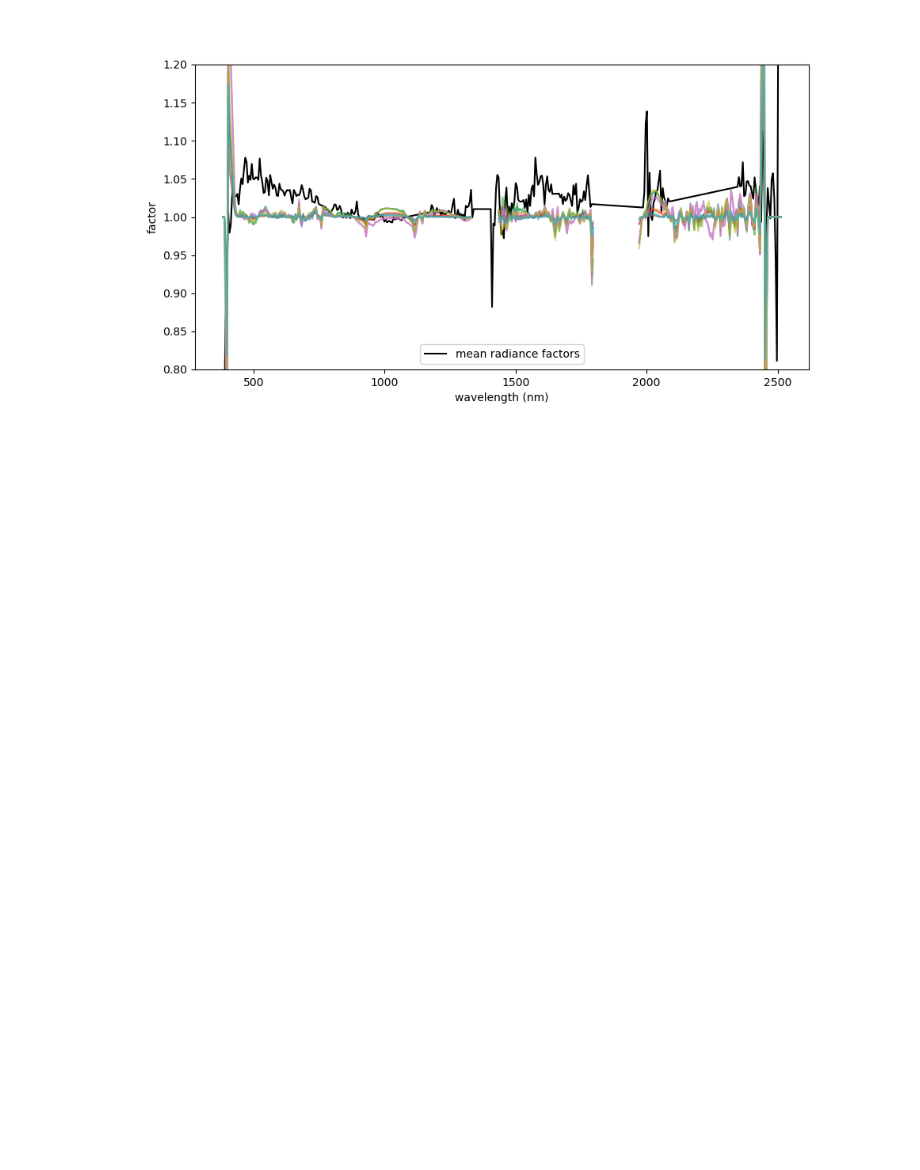
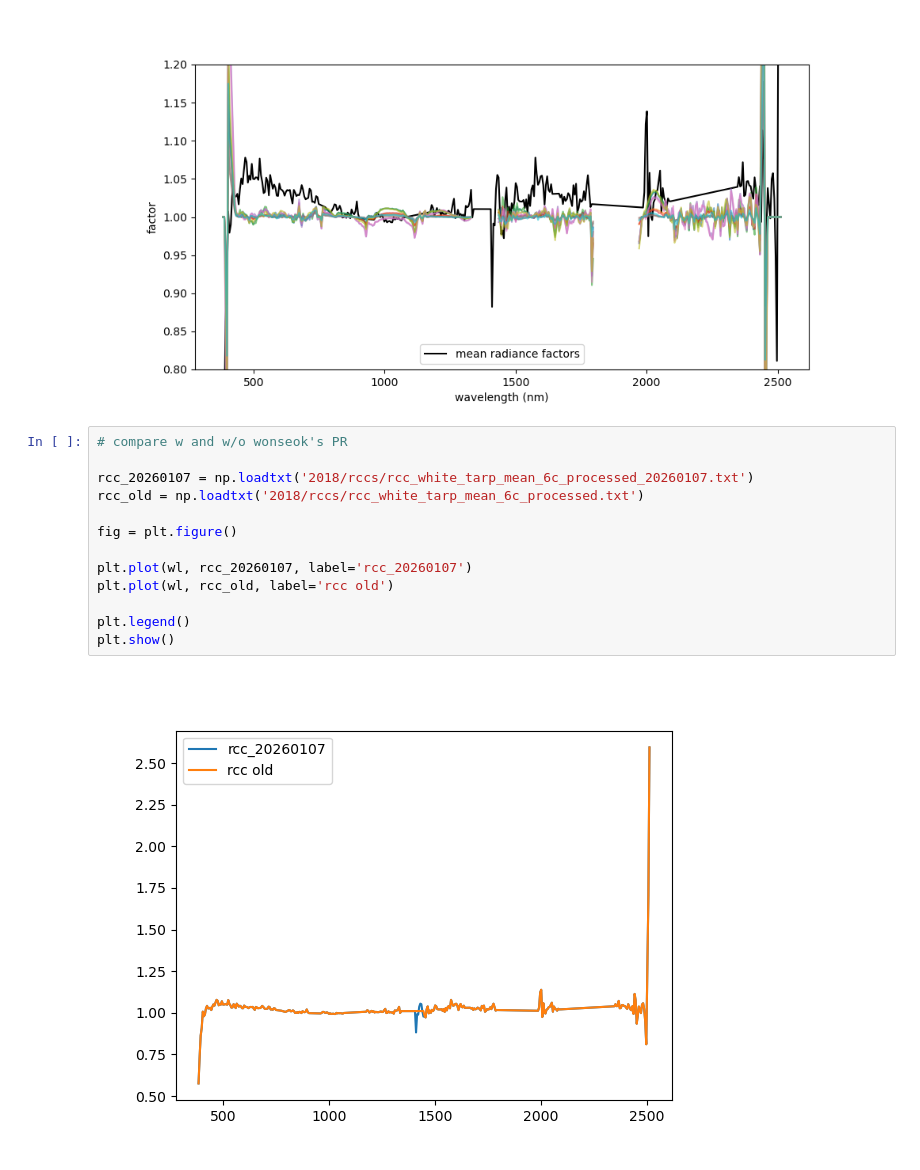
Before and after one commit to erin-carroll/chess-isofit, a Jupyter notebook: 2018/6c/0_rccs/2_derive_insitu_rcc.ipynb, the cells around one changed output. Saved outputs shown, nothing was run; the diff lists cells and outputs as text; blank space fills up the shorter version.

```diff
--- a/2018/6c/0_rccs/2_derive_insitu_rcc.ipynb
+++ b/2018/6c/0_rccs/2_derive_insitu_rcc.ipynb
@@ -429,3 +432,18 @@ plt.legend()
 plt.show()
 # %% [output]
 [figure]
+# %%
+# compare w and w/o wonseok's PR
+
+rcc_20260107 = np.loadtxt('2018/rccs/rcc_white_tarp_mean_6c_processed_20260107.txt')
+rcc_old = np.loadtxt('2018/rccs/rcc_white_tarp_mean_6c_processed.txt')
+
+fig = plt.figure()
+
+plt.plot(wl, rcc_20260107, label='rcc_20260107')
+plt.plot(wl, rcc_old, label='rcc old')
+
+plt.legend()
+plt.show()
+# %% [output]
+[figure, added]
```
Also changed, not shown: parts of 8 cells of this notebook, 44 other files.
